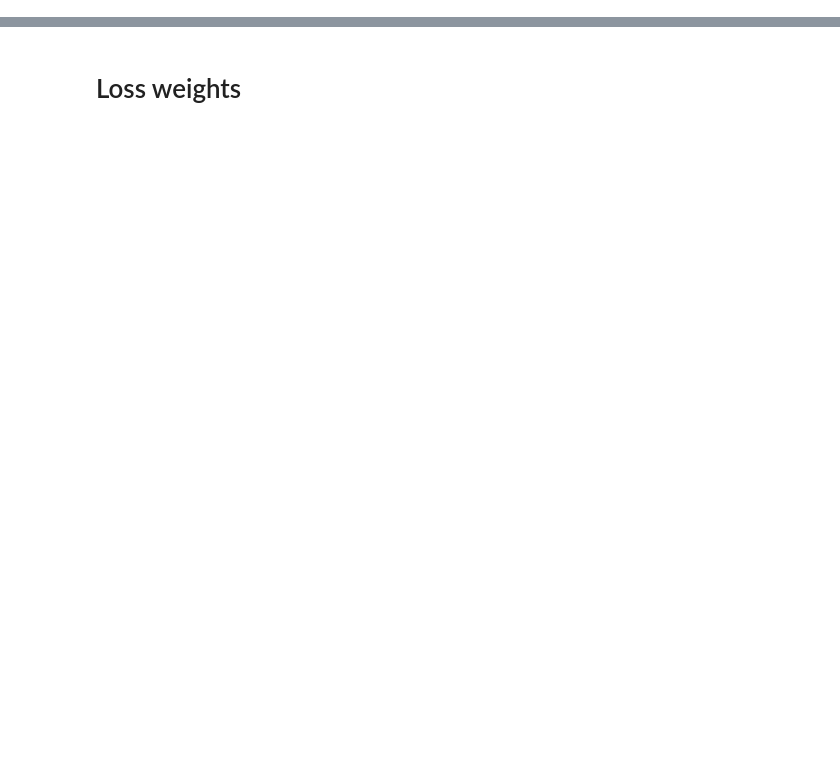
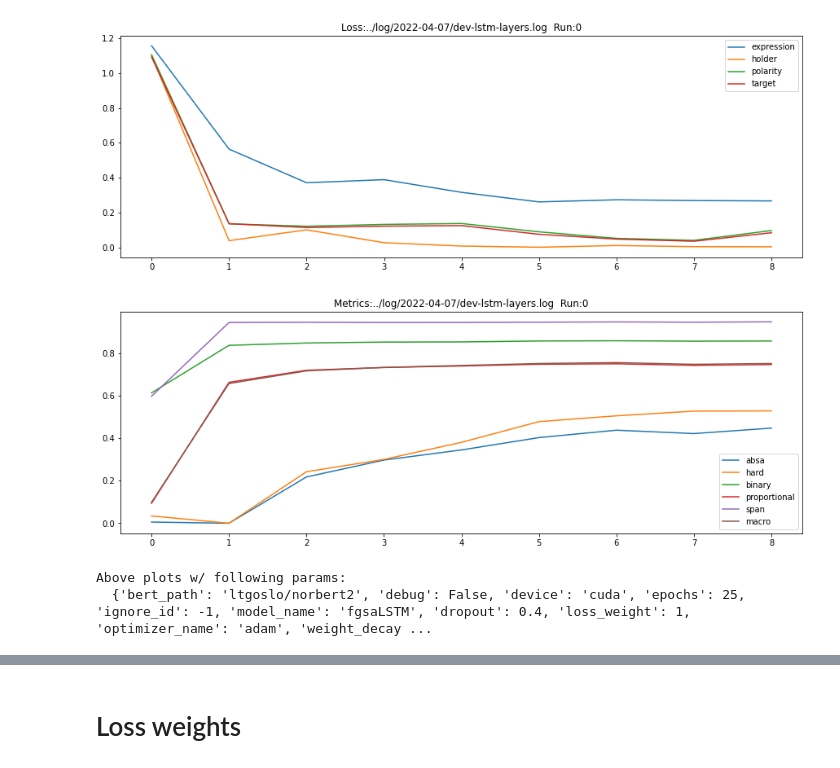
Before and after one commit to pmhalvor/fgsa, a Jupyter notebook: notebooks/hyper-fgsaLSTM.ipynb, the cells around one changed output, grey strips where cells are left out. Saved outputs shown, nothing was run; the diff lists cells and outputs as text; code cells hidden in the pictures; blank space fills up the shorter version.

```diff
--- a/notebooks/hyper-fgsaLSTM.ipynb
+++ b/notebooks/hyper-fgsaLSTM.ipynb
@@ -7,0 +28,7 @@ from src.plot import show_study_loss
+# %%
+lr_sync = show_study_loss("../log/2022-04-07/dev-lstm-layers.log ")
+# %% [output]
+[figure, added]
+[figure, added]
+Above plots w/ following params:
+  {'bert_path': 'ltgoslo/norbert2', 'debug': False, 'device': 'cuda', 'epochs': 25, 'ignore_id': -1, 'model_name': 'fgsaLSTM', 'dropout': 0.4, 'loss_weight': 1, 'optimizer_name': 'adam', 'weight_decay ...
```
Also changed, not shown: parts of 17 cells of this notebook, 2 other files.
